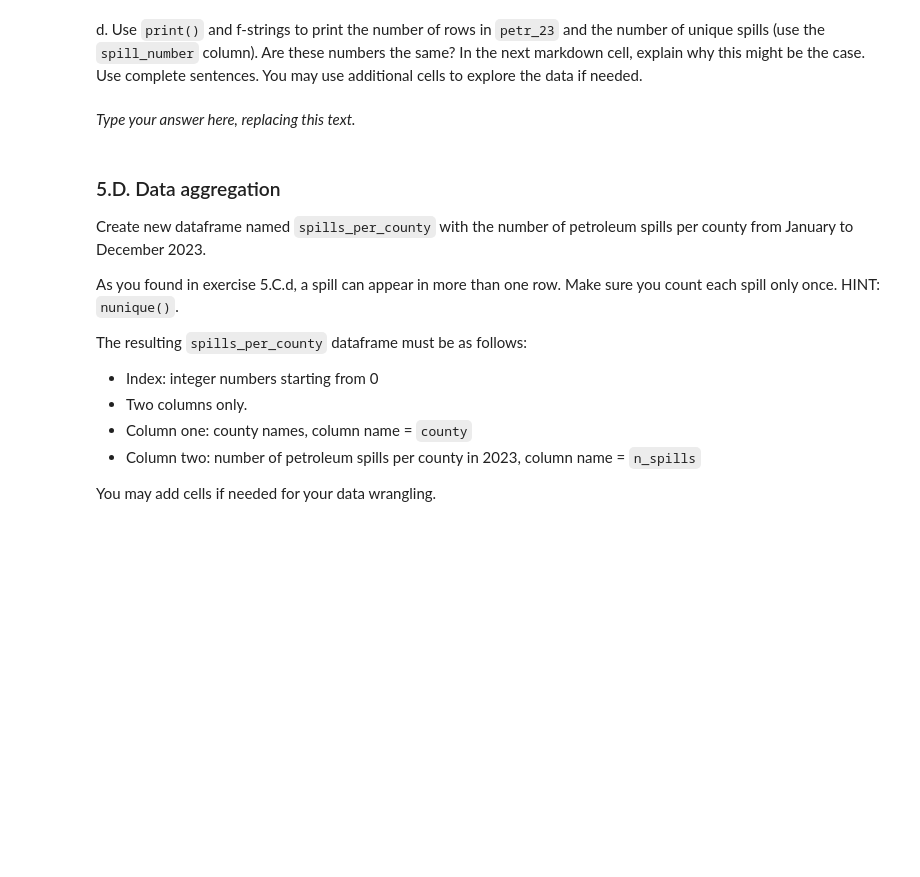
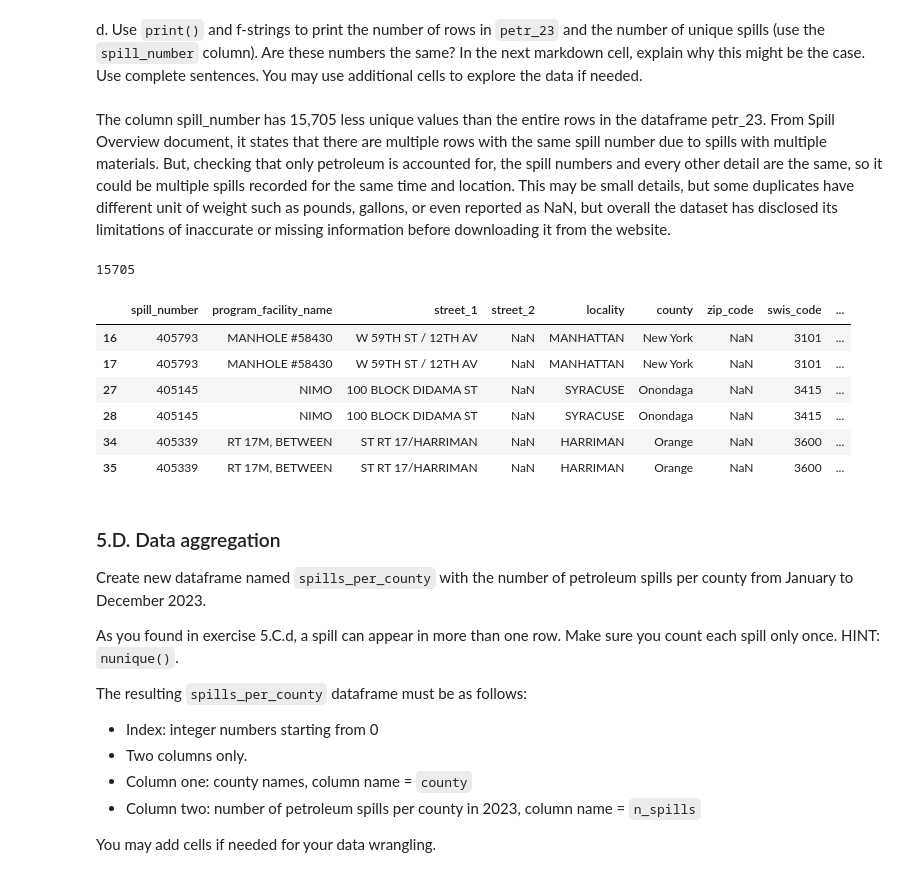
Before and after one commit to moniqueallyson/eds220-hwk3, a Jupyter notebook: hwk3-task2-spills.ipynb, the cells around one changed output. Cells and saved outputs as stored; diff of their text form; code cells hidden in the pictures; blank space fills up the shorter version.

```diff
--- a/hwk3-task2-spills.ipynb
+++ b/hwk3-task2-spills.ipynb
@@ -235,7 +229,8 @@ spills['close_date'] = pd.to_datetime(spills['close_date'])
 
 a. Select data about petroleum spills that took place between January 1 and December 31, 2023 (including both dates). Store it in a variable named `petr_23`. The data selection should occur in a single line. You may add cells as needed.
 # %%
-petr_23 = spills[(spills['spill_date'] >= '01/01/2023') & (spills['spill_date'] <= '12/31/2023')]
+# Filter for Petroleum spills and the entire year of 2023
+petr_23 = spills[(spills['material_family'] == 'Petroleum') & (spills['spill_date'] >= '01/01/2023') & (spills['spill_date'] <= '12/31/2023')]
 # %% [markdown]
 <!-- END QUESTION -->
 
@@ -256,7 +259,25 @@ c. Write tests using `assert` to verify that `petr_23` only has data for petrole
 
 d. Use `print()` and f-strings to print the number of rows in `petr_23` and the number of unique spills (use the `spill_number` column). Are these numbers the same? In the next markdown cell, explain why this might be the case. Use complete sentences. You may use additional cells to explore the data if needed.
 # %% [markdown]
-_Type your answer here, replacing this text._
+The column spill_number has 15,705 less unique values than the entire rows in the dataframe petr_23. From Spill Overview document, it states that there are multiple rows with the same spill number due to spills with multiple materials. But, checking that only petroleum is accounted for, the spill numbers and every other detail are the same, so it could be multiple spills recorded for the same time and location. This may be small details, but some duplicates have different unit of weight such as pounds, gallons, or even reported as NaN, but overall the dataset has disclosed its limitations of inaccurate or missing information before downloading it from the website.
+# %%
+# Verify the amount of duplicated reocrded spill numbers
+columns = ['spill_number']
+petr_23.duplicated(subset=columns).sum()
+# %% [output]
+15705
+# %%
+# Explore the duplicated rows in the dataframe for explanation
+dupe_spill = petr_23[petr_23.duplicated(['spill_number'], keep=False)]
+dupe_spill.head(6)
+# %% [output]
+|  | spill_number | program_facility_name | street_1 | street_2 | locality | county | zip_code | swis_code | ... |
+| 16 | 405793 | MANHOLE #58430 | W 59TH ST / 12TH AV | NaN | MANHATTAN | New York | NaN | 3101 | ... |
+| 17 | 405793 | MANHOLE #58430 | W 59TH ST / 12TH AV | NaN | MANHATTAN | New York | NaN | 3101 | ... |
+| 27 | 405145 | NIMO | 100 BLOCK DIDAMA ST | NaN | SYRACUSE | Onondaga | NaN | 3415 | ... |
+| 28 | 405145 | NIMO | 100 BLOCK DIDAMA ST | NaN | SYRACUSE | Onondaga | NaN | 3415 | ... |
+| 34 | 405339 | RT 17M, BETWEEN | ST RT 17/HARRIMAN | NaN | HARRIMAN | Orange | NaN | 3600 | ... |
+| 35 | 405339 | RT 17M, BETWEEN | ST RT 17/HARRIMAN | NaN | HARRIMAN | Orange | NaN | 3600 | ... |
 # %% [markdown]
 <!-- END QUESTION -->
 
```
Also changed, not shown: parts of 18 cells of this notebook.
